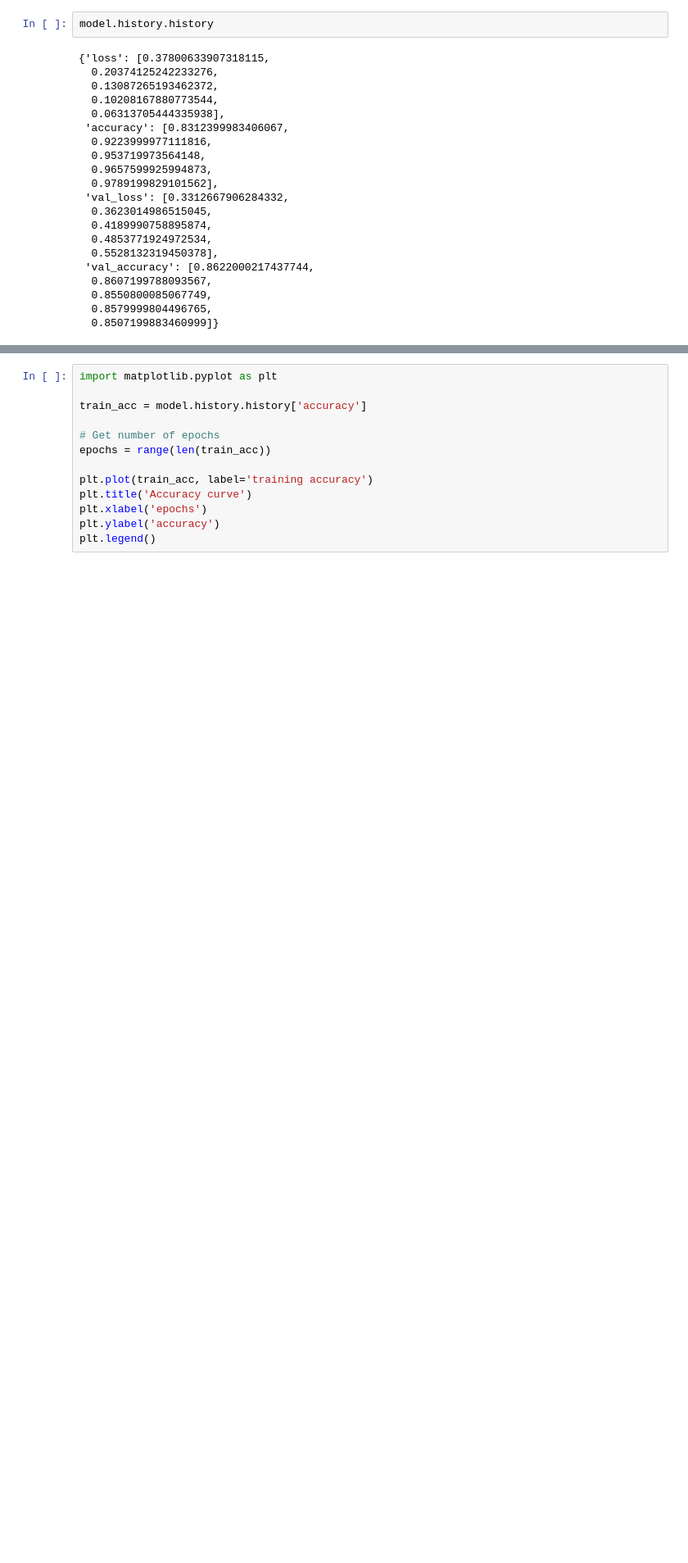
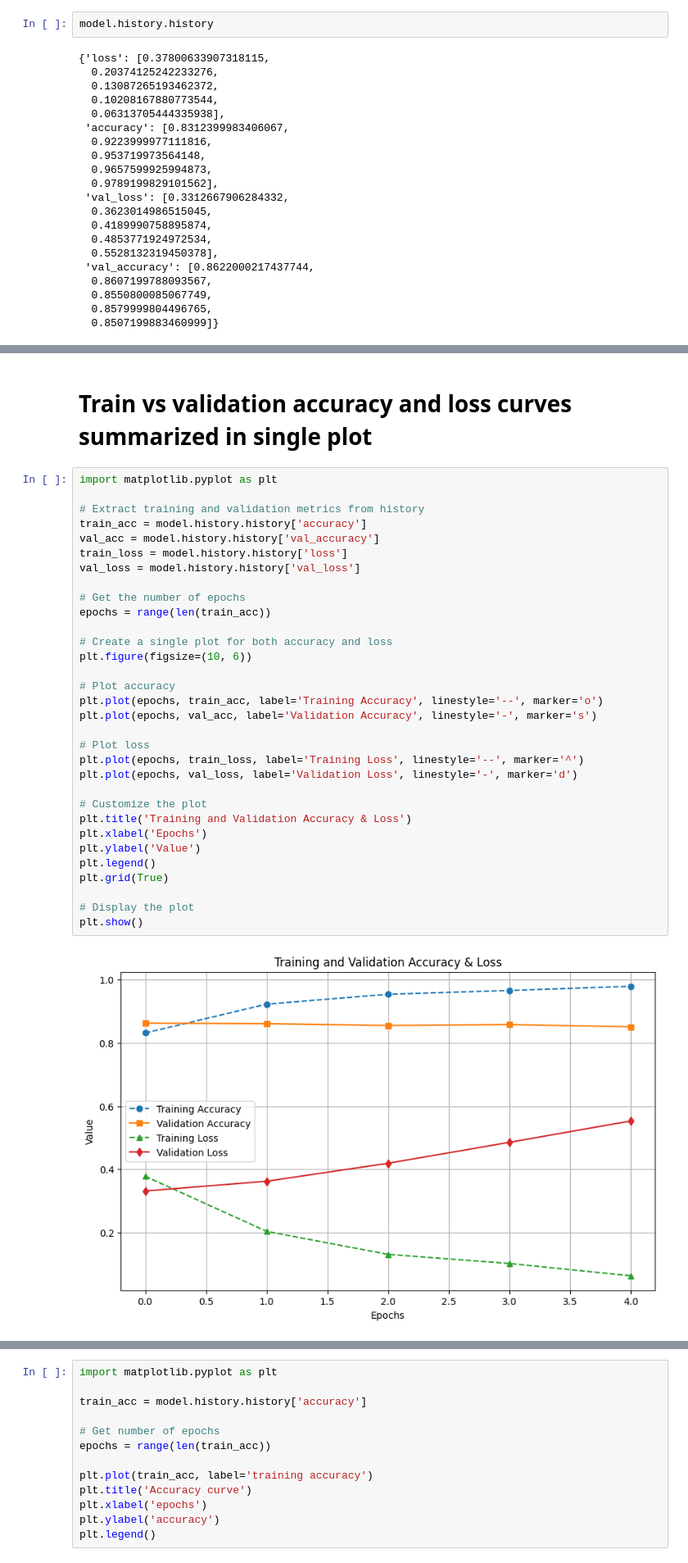
Before and after one commit to emrulk1/AI-ML-Data-Science-Practice, a Jupyter notebook: Natural_Language_Processing/Text_Classification_and_Sentiment_Analysis/IMDB_Movie_Sentiment_classification_Bidirectional_LSTM.ipynb, the cells around one changed output, grey strips where cells are left out. Shown: that part at 82% size. Drawn from its saved outputs; the diff is of its cells as text; blank space fills up the shorter version.

```diff
--- a/Natural_Language_Processing/Text_Classification_and_Sentiment_Analysis/IMDB_Movie_Sentiment_classification_Bidirectional_LSTM.ipynb
+++ b/Natural_Language_Processing/Text_Classification_and_Sentiment_Analysis/IMDB_Movie_Sentiment_classification_Bidirectional_LSTM.ipynb
@@ -112,0 +167,36 @@ model.history.history
+# %% [markdown]
+# Train vs validation accuracy and loss curves summarized in single plot
+# %%
+import matplotlib.pyplot as plt
+
+# Extract training and validation metrics from history
+train_acc = model.history.history['accuracy']
+val_acc = model.history.history['val_accuracy']
+train_loss = model.history.history['loss']
+val_loss = model.history.history['val_loss']
+
+# Get the number of epochs
+epochs = range(len(train_acc))
+
+# Create a single plot for both accuracy and loss
+plt.figure(figsize=(10, 6))
+
+# Plot accuracy
+plt.plot(epochs, train_acc, label='Training Accuracy', linestyle='--', marker='o')
+plt.plot(epochs, val_acc, label='Validation Accuracy', linestyle='-', marker='s')
+
+# Plot loss
+plt.plot(epochs, train_loss, label='Training Loss', linestyle='--', marker='^')
+plt.plot(epochs, val_loss, label='Validation Loss', linestyle='-', marker='d')
+
+# Customize the plot
+plt.title('Training and Validation Accuracy & Loss')
+plt.xlabel('Epochs')
+plt.ylabel('Value')
+plt.legend()
+plt.grid(True)
+
+# Display the plot
+plt.show()
+# %% [output]
+[figure, added]
```
Also changed, not shown: parts of 3 cells of this notebook.
